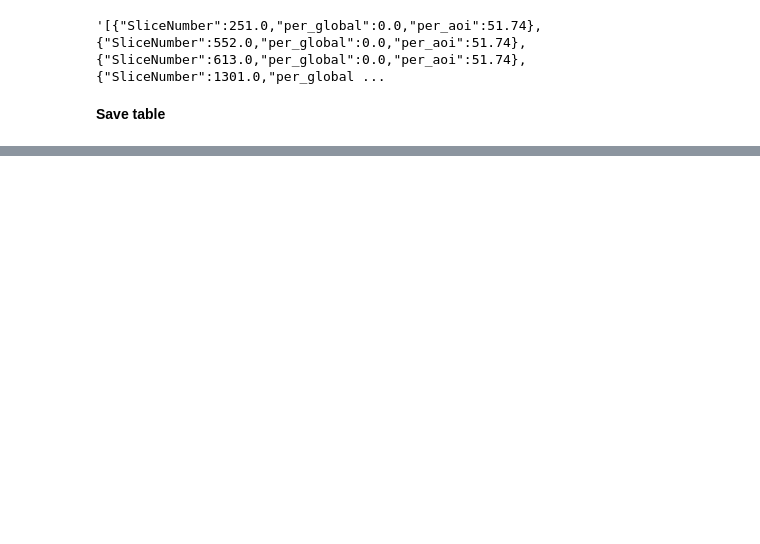
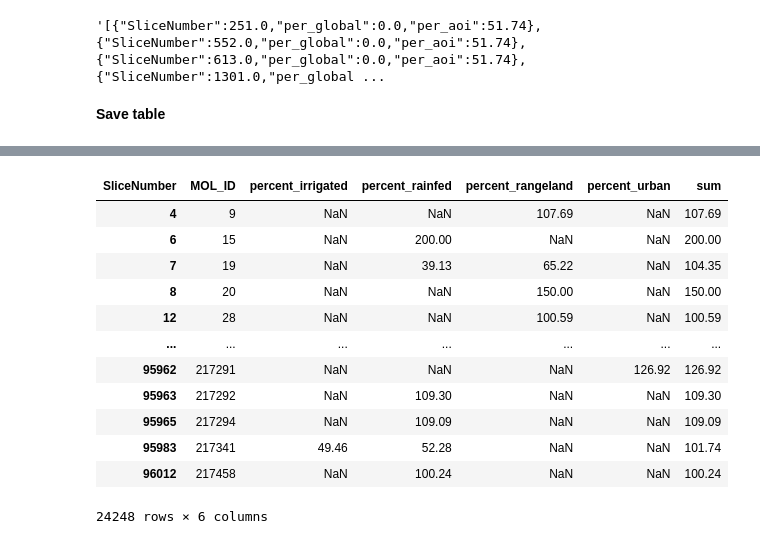
Before and after one commit to Vizzuality/he-scratchfolder, a Jupyter notebook: Precalculated_WDPA.ipynb, the cells around one changed output, grey strips where cells are left out. Saved outputs shown, nothing was run; the diff lists cells and outputs as text; code cells hidden in the pictures; blank space fills up the shorter version.

```diff
--- a/Precalculated_WDPA.ipynb
+++ b/Precalculated_WDPA.ipynb
@@ -202,0 +177,4 @@ dff2.to_csv((f'{path_out}/wdpa_precalculated_with_contextual.csv'))
+# %%
+pop = pd.read_csv(f'{path_in}/Pop.csv')
+elu = pd.read_csv(f'{path_in}/ELU.csv')
+le = pd.read_csv(f'{path_in}/LE.csv')
@@ -202,0 +219,7 @@ dff2.to_csv((f'{path_out}/wdpa_precalculated_with_contextual.csv'))
+# %%
+# See all land encroachment data for each mol_id
+long =le[['SliceNumber','MOL_ID','percentage_land_encroachment']].pivot(index='MOL_ID', columns='SliceNumber', values='percentage_land_encroachment').reset_index().rename(columns=
+                                                                                                                              {1.0:'percent_irrigated',
+                                                                                                                              2.0:'percent_rainfed',
+                                                                                                                              3.0:'percent_rangeland',
+                                                                                                                                 4.0:'percent_urban'})
@@ -202,0 +235,19 @@ dff2.to_csv((f'{path_out}/wdpa_precalculated_with_contextual.csv'))
+# %%
+# How many encroachment values are higher than 100? This can be due to the way the area is calculated. Anyway, the website will show only the le that is
+# majoritary and the % will stop at 100%
+long['sum']=long.iloc[:, 1:5].sum(axis=1)
+long[long['sum']>100]
+# %% [output]
+| SliceNumber | MOL_ID | percent_irrigated | percent_rainfed | percent_rangeland | percent_urban | sum |
+| 4 | 9 | NaN | NaN | 107.69 | NaN | 107.69 |
+| 6 | 15 | NaN | 200.00 | NaN | NaN | 200.00 |
+| 7 | 19 | NaN | 39.13 | 65.22 | NaN | 104.35 |
+| 8 | 20 | NaN | NaN | 150.00 | NaN | 150.00 |
+| 12 | 28 | NaN | NaN | 100.59 | NaN | 100.59 |
+| ... | ... | ... | ... | ... | ... | ... |
+| 95962 | 217291 | NaN | NaN | NaN | 126.92 | 126.92 |
+| 95963 | 217292 | NaN | 109.30 | NaN | NaN | 109.30 |
+| 95965 | 217294 | NaN | 109.09 | NaN | NaN | 109.09 |
+| 95983 | 217341 | 49.46 | 52.28 | NaN | NaN | 101.74 |
+| 96012 | 217458 | NaN | 100.24 | NaN | NaN | 100.24 |
+24248 rows × 6 columns
```
Also changed, not shown: parts of 29 cells of this notebook.
